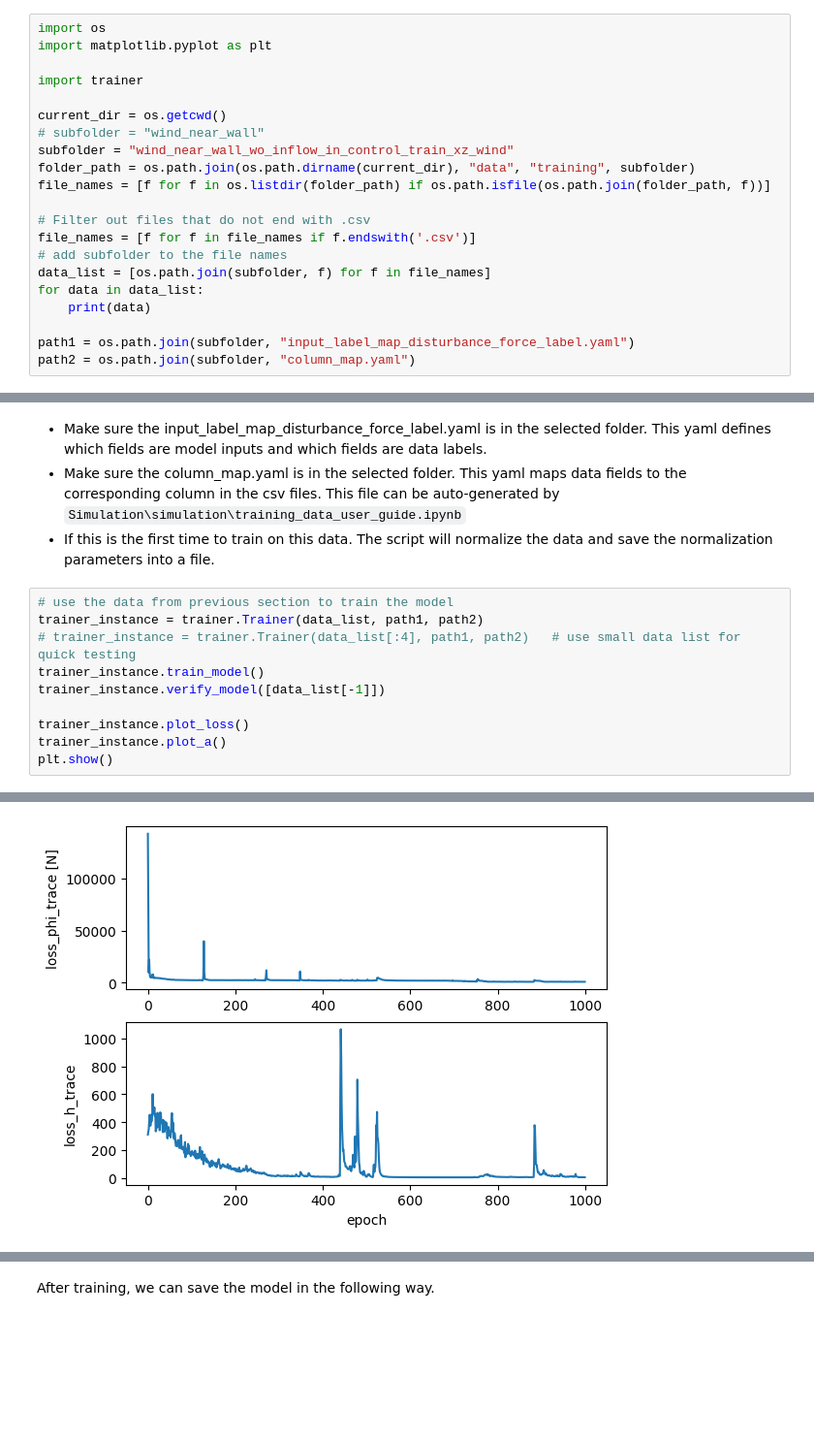
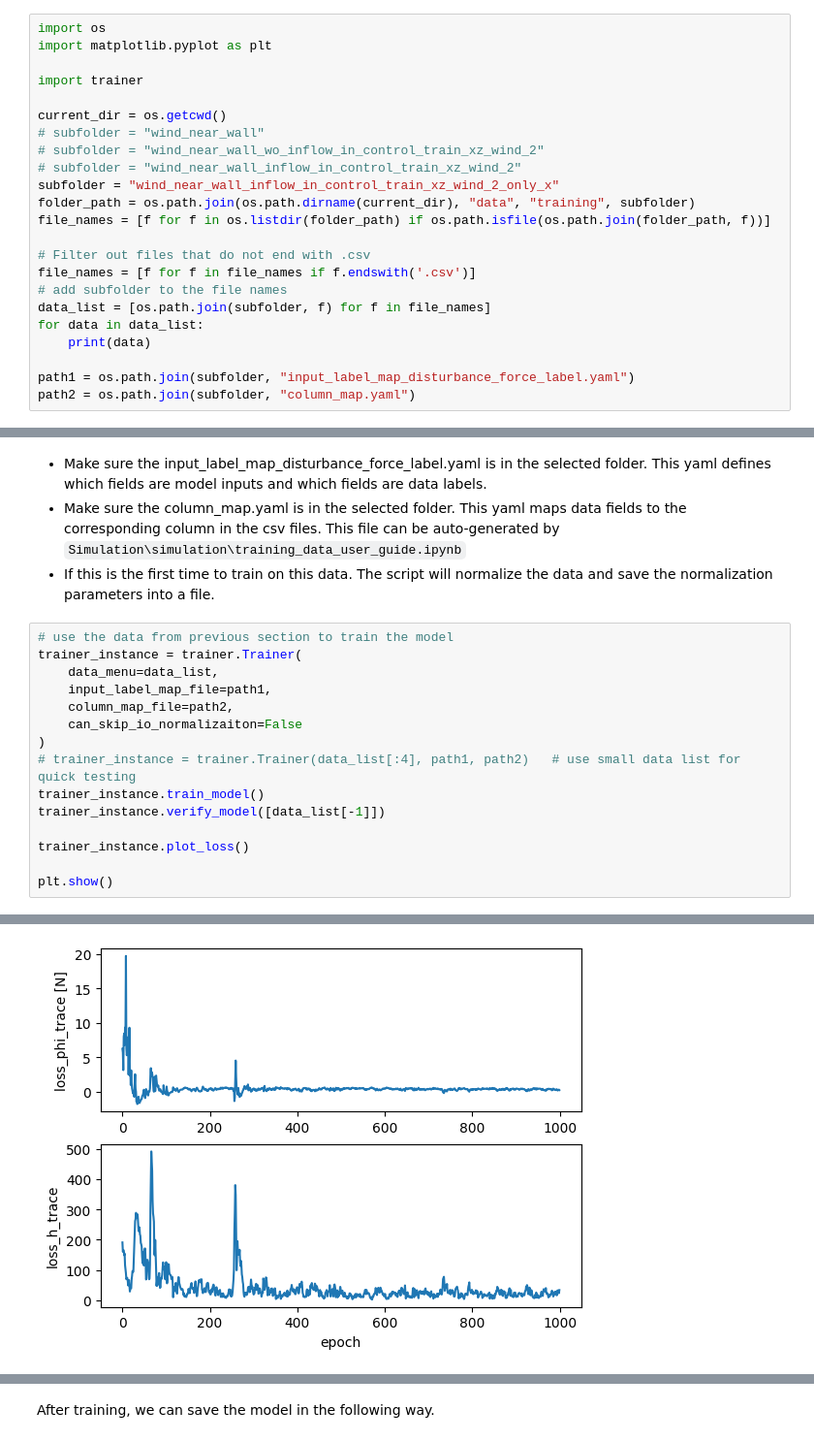
Before and after one commit to zzzzzzhym/DroneSimulator, a Jupyter notebook: learning/trainer_user_guide.ipynb, the cells around one changed output, grey strips where cells are left out. Shown: that part at 97% size. Cells and saved outputs as stored; diff of their text form; blank space fills up the shorter version.

```diff
--- a/learning/trainer_user_guide.ipynb
+++ b/learning/trainer_user_guide.ipynb
@@ -8,7 +8,9 @@ import trainer
 
 current_dir = os.getcwd()
 # subfolder = "wind_near_wall"
-subfolder = "wind_near_wall_wo_inflow_in_control_train_xz_wind"
+# subfolder = "wind_near_wall_wo_inflow_in_control_train_xz_wind_2"
+# subfolder = "wind_near_wall_inflow_in_control_train_xz_wind_2"
+subfolder = "wind_near_wall_inflow_in_control_train_xz_wind_2_only_x"
 folder_path = os.path.join(os.path.dirname(current_dir), "data", "training", subfolder)
 file_names = [f for f in os.listdir(folder_path) if os.path.isfile(os.path.join(folder_path, f))]
 
@@ -45,12 +34,17 @@ wind_near_wall_wo_inflow_in_control_train_xz_wind\test_wind_near_wall_xn5_0_y0_0
 - If this is the first time to train on this data. The script will normalize the data and save the normalization parameters into a file.
 # %%
 # use the data from previous section to train the model
-trainer_instance = trainer.Trainer(data_list, path1, path2)
+trainer_instance = trainer.Trainer(
+    data_menu=data_list,
+    input_label_map_file=path1,
+    column_map_file=path2,
+    can_skip_io_normalizaiton=False
+)
 # trainer_instance = trainer.Trainer(data_list[:4], path1, path2)   # use small data list for quick testing
 trainer_instance.train_model()
 trainer_instance.verify_model([data_list[-1]])
 
 trainer_instance.plot_loss()
-trainer_instance.plot_a()
+
 plt.show()
 # %% [output]
@@ -79 +70 @@ a = tensor([[-2.5011,  0.3046,  0.4581],
-[figure, old version]
+[figure, new version]
```
Also changed, not shown: parts of 6 cells of this notebook, 10 other files.
